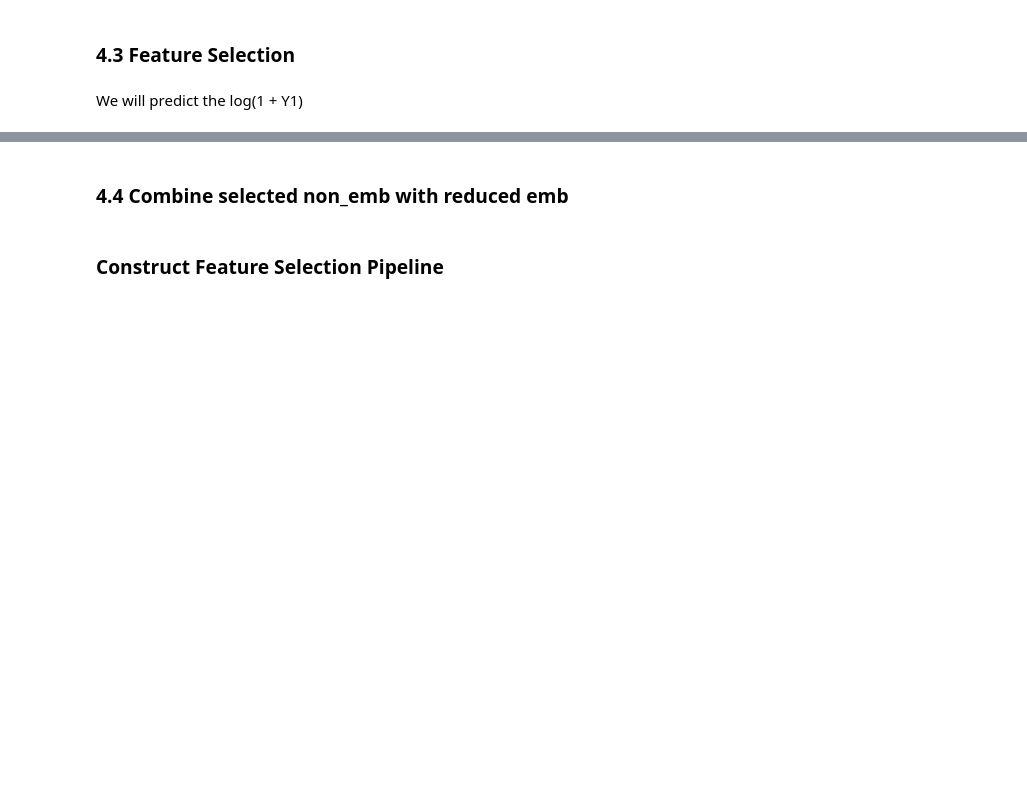
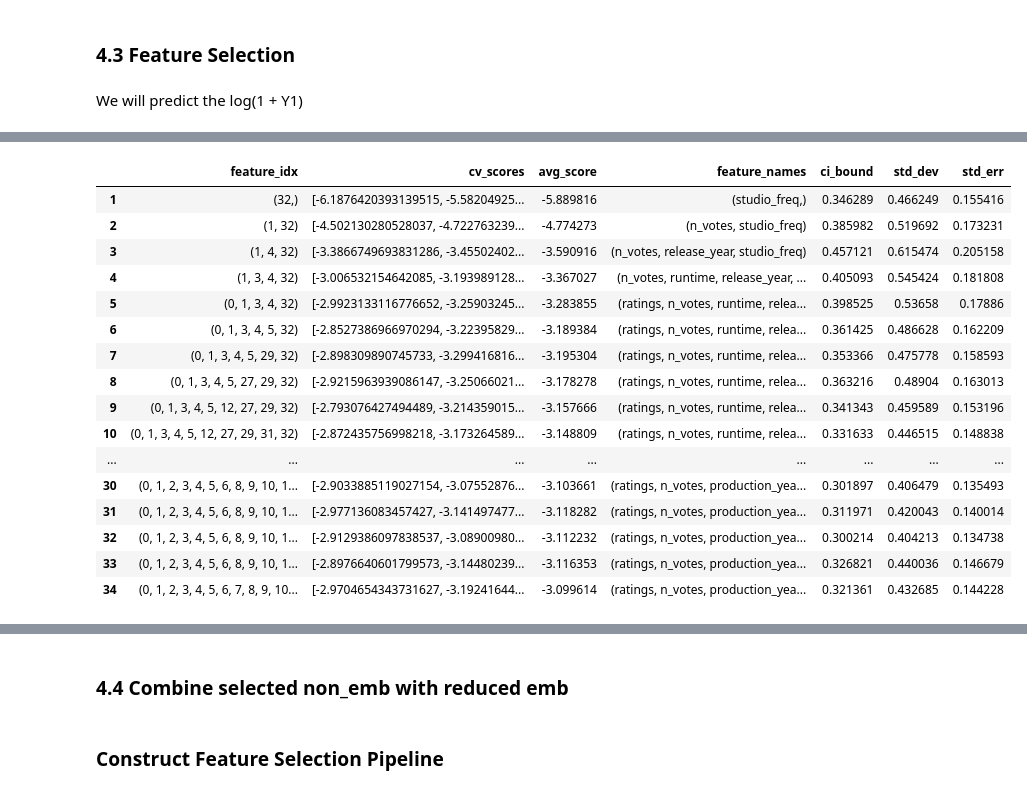
Before and after one commit to Siqi-Hu/LELEC2870-project, a Jupyter notebook: scripts/main.ipynb, the cells around one changed output, grey strips where cells are left out. Saved outputs shown, nothing was run; the diff lists cells and outputs as text; code cells hidden in the pictures; blank space fills up the shorter version.

```diff
--- a/scripts/main.ipynb
+++ b/scripts/main.ipynb
@@ -485,8 +522,27 @@ else:
 # %%
 # Load the feature selection result
-sfs_34 = torch.load("../models/foward_feature_selection_20features")
+sfs_34 = torch.load("../models/foward_feature_selection_34features")
 # %%
-pd.DataFrame.from_dict(sfs_34.get_metric_dict()).T
+sfs_result = pd.DataFrame.from_dict(sfs_34.get_metric_dict()).T
+sfs_result
+# %% [output]
+|  | feature_idx | cv_scores | avg_score | feature_names | ci_bound | std_dev | std_err |
+| 1 | (32,) | [-6.1876420393139515, -5.58204925... | -5.889816 | (studio_freq,) | 0.346289 | 0.466249 | 0.155416 |
+| 2 | (1, 32) | [-4.502130280528037, -4.722763239... | -4.774273 | (n_votes, studio_freq) | 0.385982 | 0.519692 | 0.173231 |
+| 3 | (1, 4, 32) | [-3.3866749693831286, -3.45502402... | -3.590916 | (n_votes, release_year, studio_freq) | 0.457121 | 0.615474 | 0.205158 |
+| 4 | (1, 3, 4, 32) | [-3.006532154642085, -3.193989128... | -3.367027 | (n_votes, runtime, release_year, ... | 0.405093 | 0.545424 | 0.181808 |
+| 5 | (0, 1, 3, 4, 32) | [-2.9923133116776652, -3.25903245... | -3.283855 | (ratings, n_votes, runtime, relea... | 0.398525 | 0.53658 | 0.17886 |
+| 6 | (0, 1, 3, 4, 5, 32) | [-2.8527386966970294, -3.22395829... | -3.189384 | (ratings, n_votes, runtime, relea... | 0.361425 | 0.486628 | 0.162209 |
+| 7 | (0, 1, 3, 4, 5, 29, 32) | [-2.898309890745733, -3.299416816... | -3.195304 | (ratings, n_votes, runtime, relea... | 0.353366 | 0.475778 | 0.158593 |
+| 8 | (0, 1, 3, 4, 5, 27, 29, 32) | [-2.9215963939086147, -3.25066021... | -3.178278 | (ratings, n_votes, runtime, relea... | 0.363216 | 0.48904 | 0.163013 |
+| 9 | (0, 1, 3, 4, 5, 12, 27, 29, 32) | [-2.793076427494489, -3.214359015... | -3.157666 | (ratings, n_votes, runtime, relea... | 0.341343 | 0.459589 | 0.153196 |
+| 10 | (0, 1, 3, 4, 5, 12, 27, 29, 31, 32) | [-2.872435756998218, -3.173264589... | -3.148809 | (ratings, n_votes, runtime, relea... | 0.331633 | 0.446515 | 0.148838 |
+| ... | ... | ... | ... | ... | ... | ... | ... |
+| 30 | (0, 1, 2, 3, 4, 5, 6, 8, 9, 10, 1... | [-2.9033885119027154, -3.07552876... | -3.103661 | (ratings, n_votes, production_yea... | 0.301897 | 0.406479 | 0.135493 |
+| 31 | (0, 1, 2, 3, 4, 5, 6, 8, 9, 10, 1... | [-2.977136083457427, -3.141497477... | -3.118282 | (ratings, n_votes, production_yea... | 0.311971 | 0.420043 | 0.140014 |
+| 32 | (0, 1, 2, 3, 4, 5, 6, 8, 9, 10, 1... | [-2.9129386097838537, -3.08900980... | -3.112232 | (ratings, n_votes, production_yea... | 0.300214 | 0.404213 | 0.134738 |
+| 33 | (0, 1, 2, 3, 4, 5, 6, 8, 9, 10, 1... | [-2.8976640601799573, -3.14480239... | -3.116353 | (ratings, n_votes, production_yea... | 0.326821 | 0.440036 | 0.146679 |
+| 34 | (0, 1, 2, 3, 4, 5, 6, 7, 8, 9, 10... | [-2.9704654343731627, -3.19241644... | -3.099614 | (ratings, n_votes, production_yea... | 0.321361 | 0.432685 | 0.144228 |
 # %%
 fig1 = plot_sfs(sfs_34.get_metric_dict(), kind='std_dev')
 # plt.title('Forward Feature Selection (w. StdDev)')
```
Also changed, not shown: parts of 11 cells of this notebook, 2 other files.
